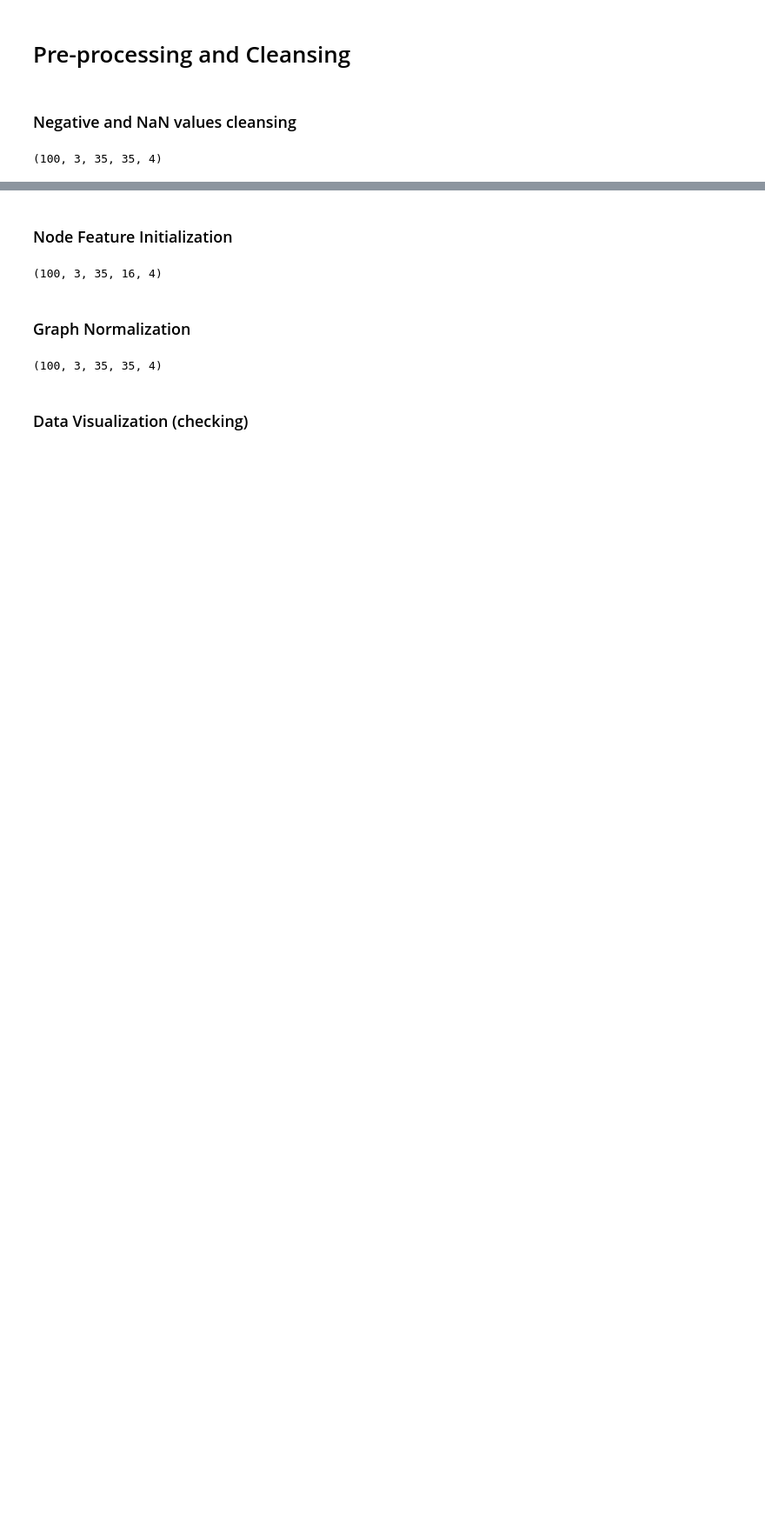
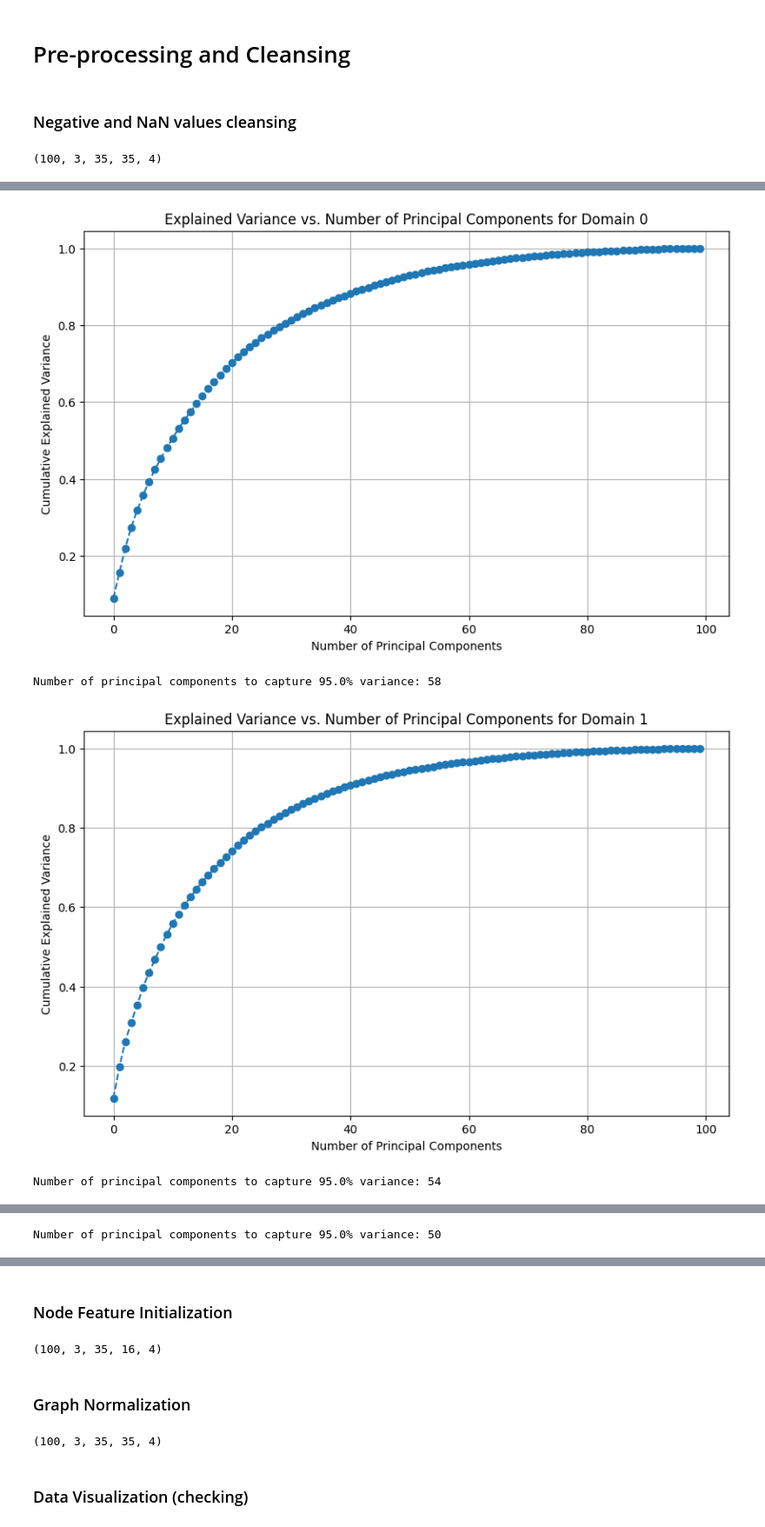
Before and after one commit to GitaAyu06/unifiedbrain, a Jupyter notebook: model_explore-domain_specific.ipynb, the cells around one changed output, grey strips where cells are left out. Shown at 87% size. Cells and saved outputs as stored; diff of their text form; code cells hidden in the pictures; blank space fills up the shorter version.

```diff
--- a/model_explore-domain_specific.ipynb
+++ b/model_explore-domain_specific.ipynb
@@ -163,0 +186,43 @@ dataset_cleaned.shape
+# %%
+import numpy as np
+import pandas as pd
+from sklearn.decomposition import PCA
+import matplotlib.pyplot as plt
+
+def pca_variance_analysis(flattened_data, domain, threshold=0.95):
+    # Perform PCA
+    pca = PCA()
+    pca.fit(flattened_data)
+
+    # Explained variance
+    explained_variance = np.cumsum(pca.explained_variance_ratio_)
+
+    # Plot explained variance
+    plt.figure(figsize=(10, 6))
+    plt.plot(explained_variance, marker='o', linestyle='--')
+    plt.xlabel('Number of Principal Components')
+    plt.ylabel('Cumulative Explained Variance')
+    plt.title(f'Explained Variance vs. Number of Principal Components for Domain {domain}')
+    plt.grid(True)
+    plt.show()
+
+    num_components = np.argmax(explained_variance >= threshold) + 1
+
+    print(f'Number of principal components to capture {threshold * 100}% variance: {num_components}')
+    return num_components
+# %%
+num_pca_components = []
+for d in range(4):
+    adjacency_train_set = dataset_cleaned[:,:,:,:,d]
+
+    # Reshape and flatten the data
+    num_graphs, num_time_points, num_nodes, _ = adjacency_train_set.shape
+    flattened_data = adjacency_train_set.reshape(num_graphs, num_time_points * num_nodes * num_nodes)
+    num_pca_components.append(pca_variance_analysis(flattened_data, d))
+
+print("Mean of The number of Principal Components with the Highest Variance: ", np.mean(num_pca_components))
+# %% [output]
+[figure, added]
+Number of principal components to capture 95.0% variance: 58
+[figure, added]
+Number of principal components to capture 95.0% variance: 54
@@ -163,0 +230 @@ dataset_cleaned.shape
+Number of principal components to capture 95.0% variance: 50
```
Also changed, not shown: parts of 37 cells of this notebook, 9 other files.
